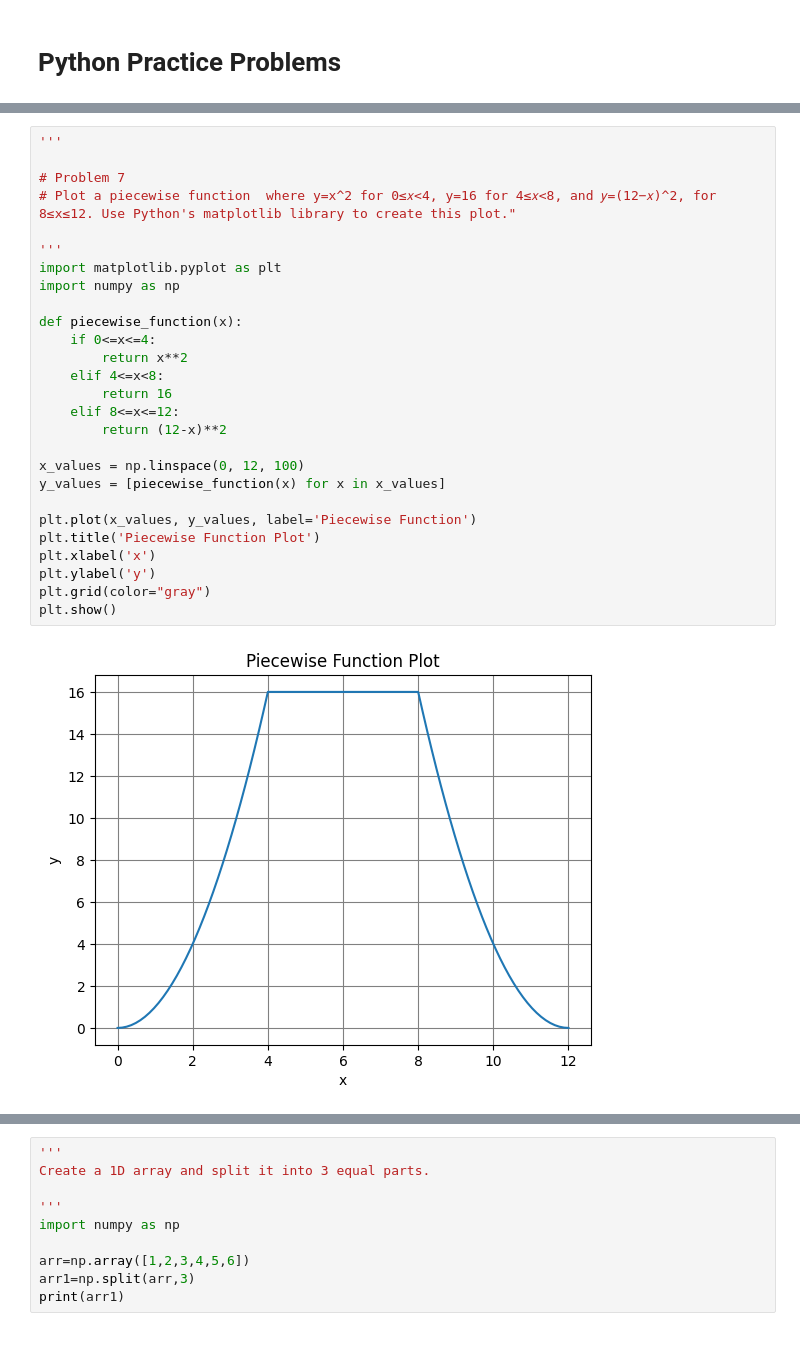
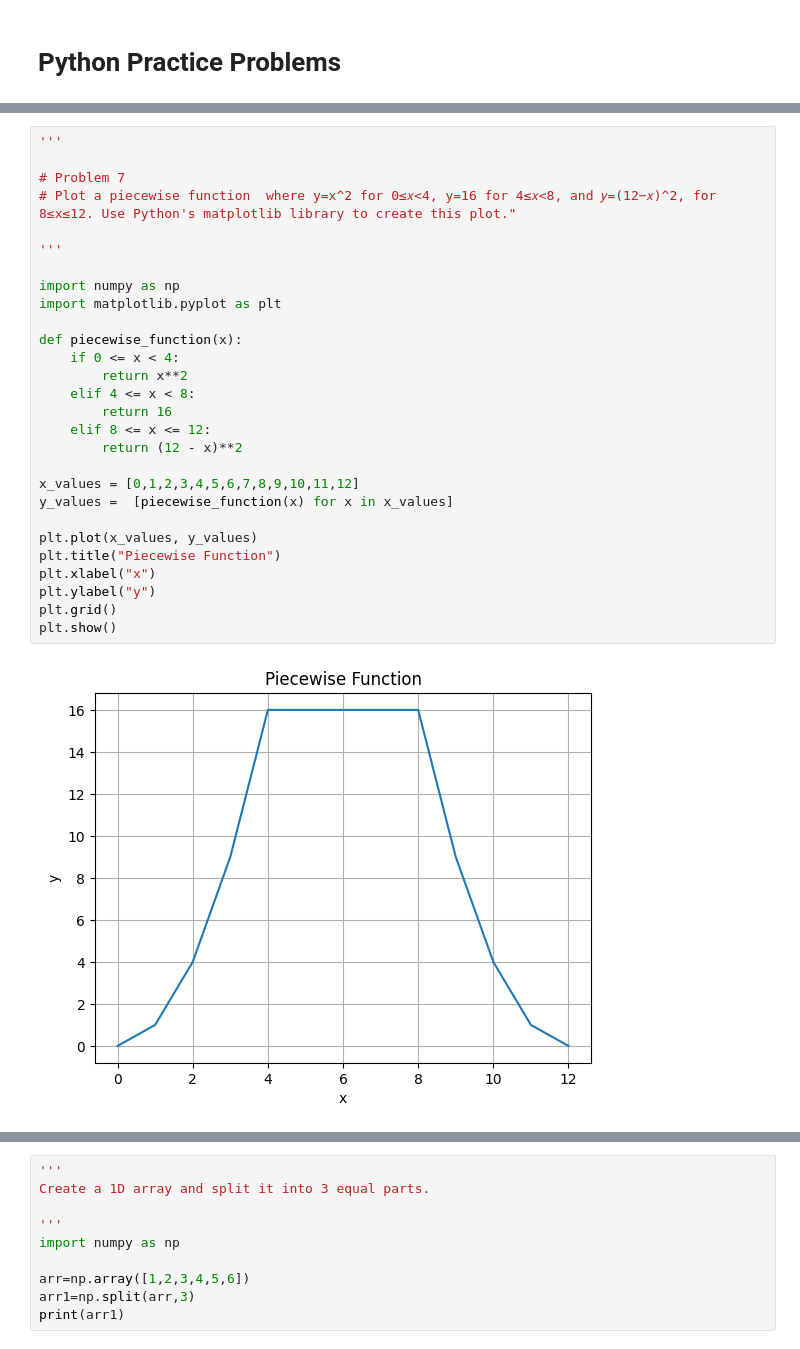
Before and after one commit to Atik203/AI-Practice, a Jupyter notebook: Practice_Problems.ipynb, the cells around one changed output, grey strips where cells are left out. Cells and saved outputs as stored; diff of their text form.

Commit message:
Implement code changes to enhance functionality and improve performance

```diff
--- a/Practice_Problems.ipynb
+++ b/Practice_Problems.ipynb
@@ -185,32 +172,33 @@ Reshaped array (1, rc):
 # %%
 '''
 
 # Problem 7
 # Plot a piecewise function  where y=x^2 for 0≤𝑥<4, y=16 for 4≤𝑥<8, and 𝑦=(12−𝑥)^2, for 8≤x≤12. Use Python's matplotlib library to create this plot."
 
 '''
+
+import numpy as np
 import matplotlib.pyplot as plt
-import numpy as np
 
 def piecewise_function(x):
-    if 0<=x<=4:
+    if 0 <= x < 4:
         return x**2
-    elif 4<=x<8:
+    elif 4 <= x < 8:
         return 16
-    elif 8<=x<=12:
-        return (12-x)**2
+    elif 8 <= x <= 12:
+        return (12 - x)**2
 
-x_values = np.linspace(0, 12, 100)
-y_values = [piecewise_function(x) for x in x_values]
+x_values = [0,1,2,3,4,5,6,7,8,9,10,11,12]
+y_values =  [piecewise_function(x) for x in x_values]
 
-plt.plot(x_values, y_values, label='Piecewise Function')
-plt.title('Piecewise Function Plot')
-plt.xlabel('x')
-plt.ylabel('y')
-plt.grid(color="gray")
+plt.plot(x_values, y_values)
+plt.title("Piecewise Function")
+plt.xlabel("x")
+plt.ylabel("y")
+plt.grid()
 plt.show()
 # %% [output]
-[figure, old version]
+[figure, new version]
 # %%
 '''
 Problem:  (Slicing in array)
```
Also changed, not shown: parts of 7 cells of this notebook, 2 other files.
